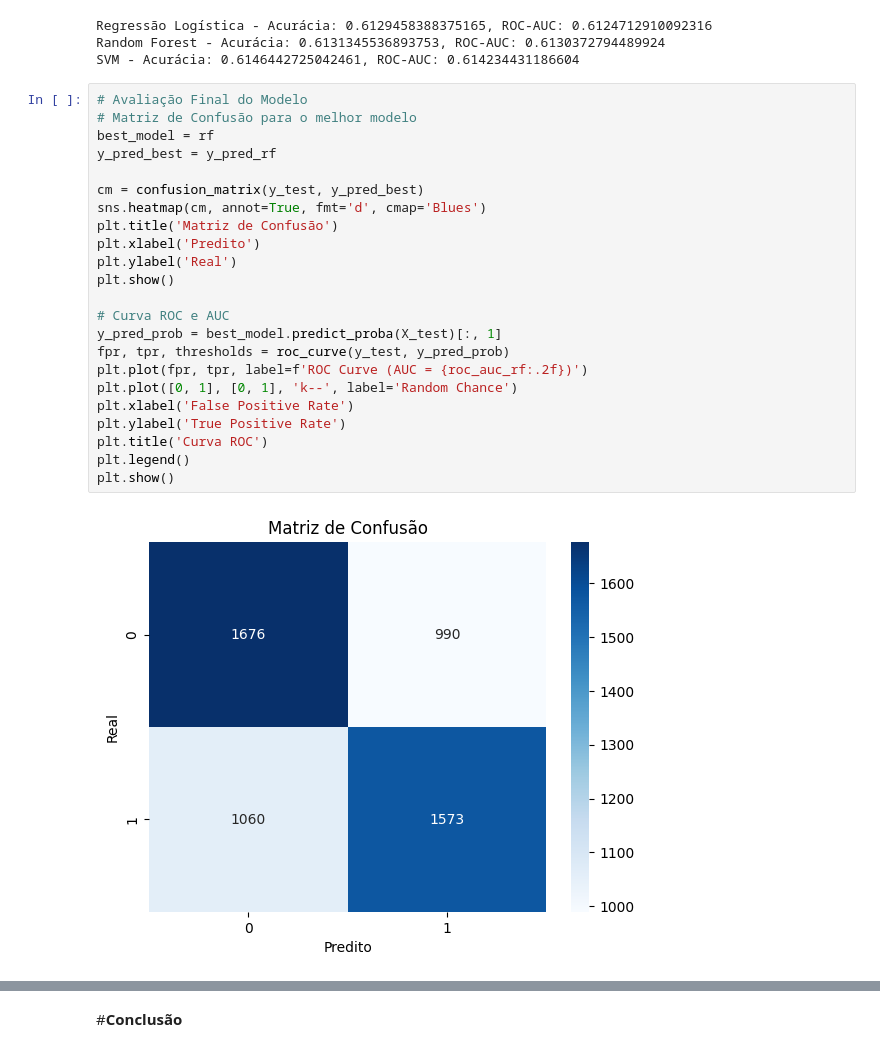
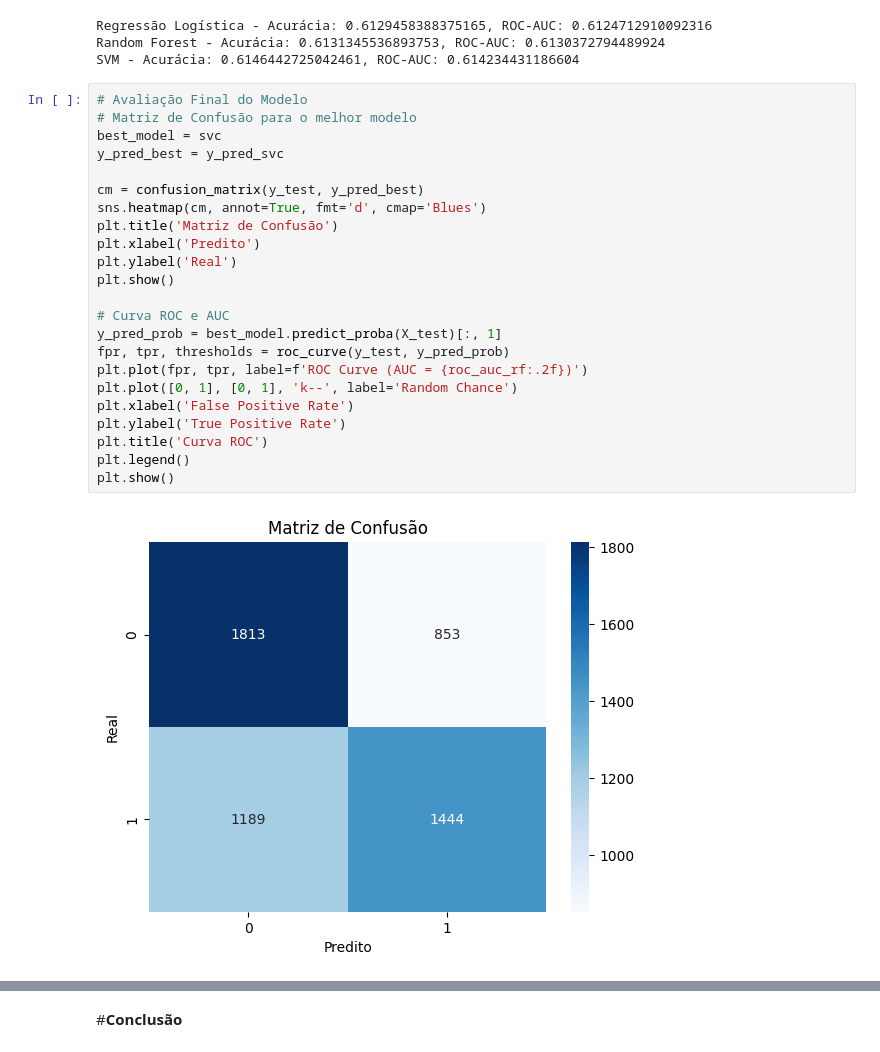
Before and after one commit to luisahamon/Predicao-de-reinternacoes-hospitalares, a Jupyter notebook: Predição_de_Reinternações_Hospitalares.ipynb, the cells around one changed output, grey strips where cells are left out. Saved outputs shown, nothing was run; the diff lists cells and outputs as text.

```diff
--- a/Predição_de_Reinternações_Hospitalares.ipynb
+++ b/Predição_de_Reinternações_Hospitalares.ipynb
@@ -228,25 +230,25 @@ SVM - Acurácia: 0.6146442725042461, ROC-AUC: 0.614234431186604
 # %%
 # Avaliação Final do Modelo
 # Matriz de Confusão para o melhor modelo
-best_model = rf
-y_pred_best = y_pred_rf
+best_model = svc
+y_pred_best = y_pred_svc
 
 cm = confusion_matrix(y_test, y_pred_best)
 sns.heatmap(cm, annot=True, fmt='d', cmap='Blues')
 plt.title('Matriz de Confusão')
 plt.xlabel('Predito')
 plt.ylabel('Real')
 plt.show()
 
 # Curva ROC e AUC
 y_pred_prob = best_model.predict_proba(X_test)[:, 1]
 fpr, tpr, thresholds = roc_curve(y_test, y_pred_prob)
 plt.plot(fpr, tpr, label=f'ROC Curve (AUC = {roc_auc_rf:.2f})')
 plt.plot([0, 1], [0, 1], 'k--', label='Random Chance')
 plt.xlabel('False Positive Rate')
 plt.ylabel('True Positive Rate')
 plt.title('Curva ROC')
 plt.legend()
 plt.show()
 # %% [output]
-[figure, old version]
+[figure, new version]
```
Also changed, not shown: parts of 3 cells of this notebook.
